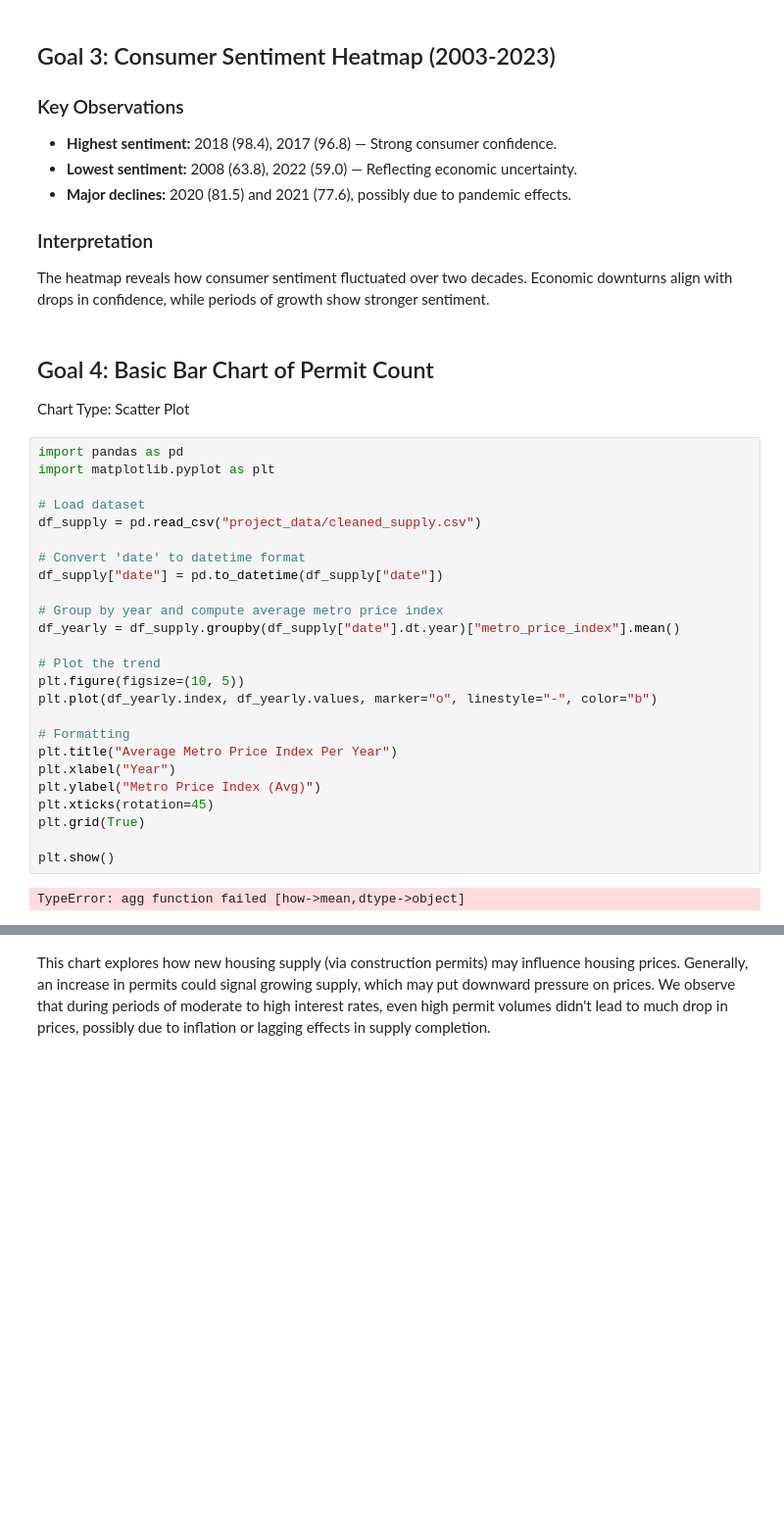
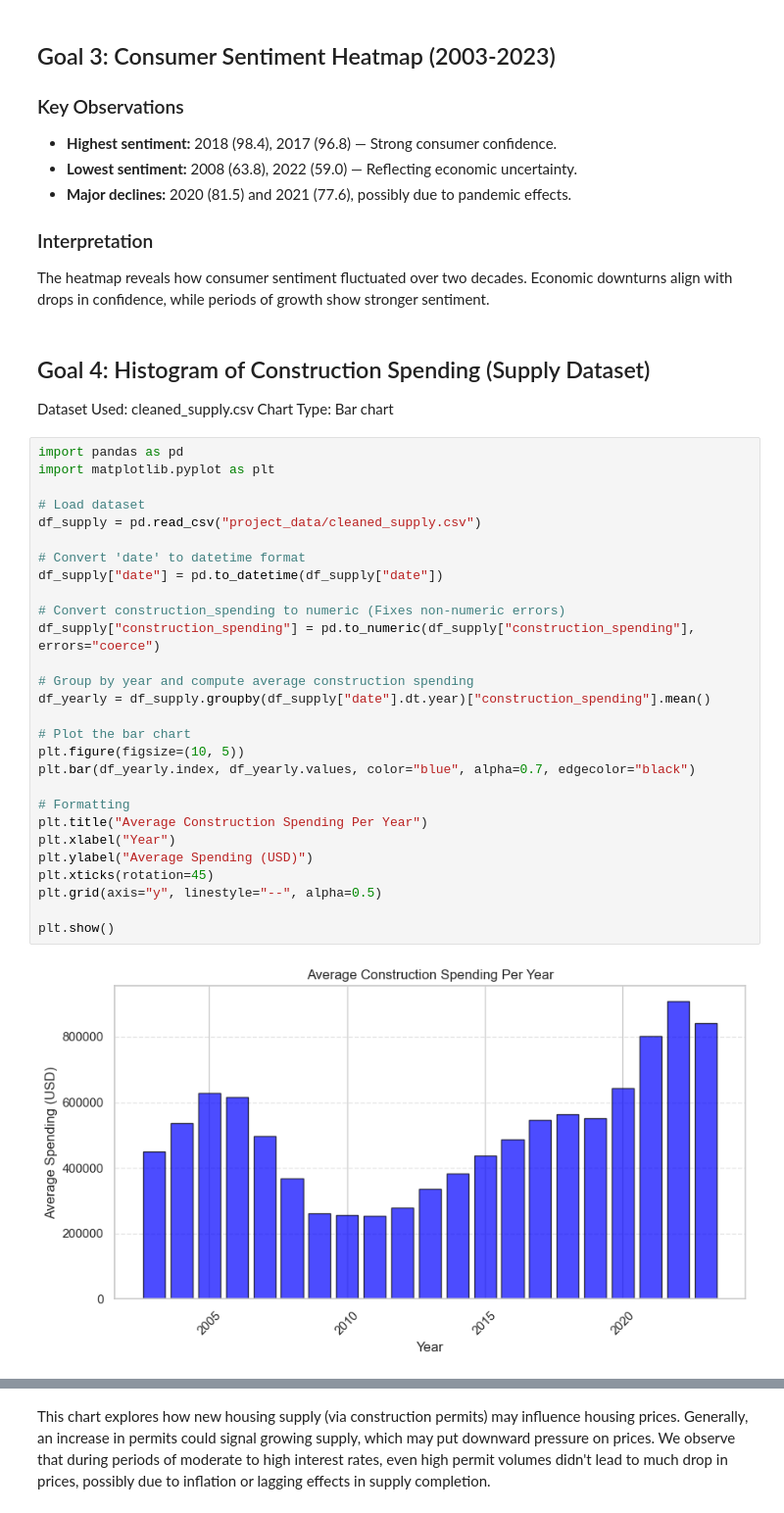
Before and after one commit to Kiruthikaa2512/datafun-06-eda, a Jupyter notebook: kiruthikaa_eda.ipynb, the cells around one changed output, grey strips where cells are left out. Shown at 98% size. Cells and saved outputs as stored; diff of their text form; blank space fills up the shorter version.

```diff
--- a/kiruthikaa_eda.ipynb
+++ b/kiruthikaa_eda.ipynb
@@ -477,33 +497,36 @@ plt.show()
 ### Interpretation
 The heatmap reveals how consumer sentiment fluctuated over two decades. Economic downturns align with drops in confidence, while periods of growth show stronger sentiment.
 # %% [markdown]
-##  Goal 4: Basic Bar Chart of Permit Count
-
-Chart Type: Scatter Plot
+##  Goal 4: Histogram of Construction Spending (Supply Dataset)
+Dataset Used: cleaned_supply.csv
+Chart Type: Bar chart
 # %%
 import pandas as pd
 import matplotlib.pyplot as plt
 
 # Load dataset
 df_supply = pd.read_csv("project_data/cleaned_supply.csv")
 
 # Convert 'date' to datetime format
 df_supply["date"] = pd.to_datetime(df_supply["date"])
 
-# Group by year and compute average metro price index
-df_yearly = df_supply.groupby(df_supply["date"].dt.year)["metro_price_index"].mean()
+# Convert construction_spending to numeric (Fixes non-numeric errors)
+df_supply["construction_spending"] = pd.to_numeric(df_supply["construction_spending"], errors="coerce")
 
-# Plot the trend
+# Group by year and compute average construction spending
+df_yearly = df_supply.groupby(df_supply["date"].dt.year)["construction_spending"].mean()
+
+# Plot the bar chart
 plt.figure(figsize=(10, 5))
-plt.plot(df_yearly.index, df_yearly.values, marker="o", linestyle="-", color="b")
+plt.bar(df_yearly.index, df_yearly.values, color="blue", alpha=0.7, edgecolor="black")
 
 # Formatting
-plt.title("Average Metro Price Index Per Year")
+plt.title("Average Construction Spending Per Year")
 plt.xlabel("Year")
-plt.ylabel("Metro Price Index (Avg)")
+plt.ylabel("Average Spending (USD)")
 plt.xticks(rotation=45)
-plt.grid(True)
+plt.grid(axis="y", linestyle="--", alpha=0.5)
 
 plt.show()
 # %% [output]
-TypeError: agg function failed [how->mean,dtype->object]
+[figure, added]
```
Also changed, not shown: parts of 9 cells of this notebook.
